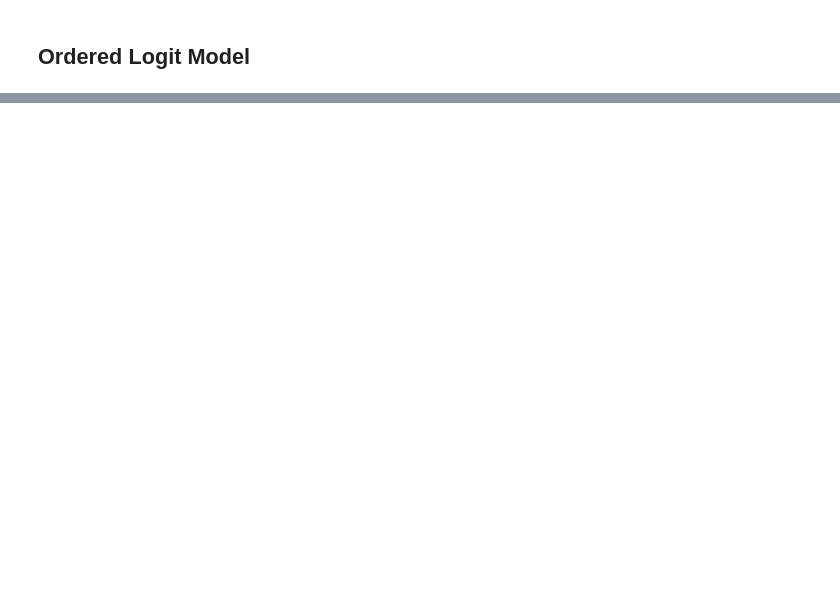
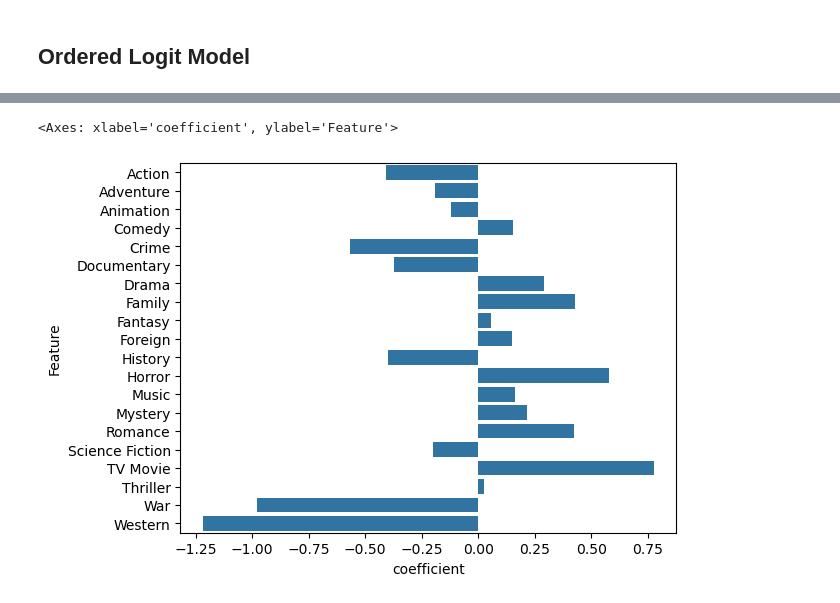
Before and after one commit to 80line/Bechdel_Test_Films, a Jupyter notebook: bechdel_test_films.ipynb, the cells around one changed output, grey strips where cells are left out. Cells and saved outputs as stored; diff of their text form; code cells hidden in the pictures; blank space fills up the shorter version.

```diff
--- a/bechdel_test_films.ipynb
+++ b/bechdel_test_films.ipynb
@@ -618,0 +613,15 @@ Time:                        17:05:19
+# %%
+# model with only genres
+features = ['Action', 'Adventure', 'Animation', 'Comedy', 'Crime', 'Documentary',
+       'Drama', 'Family', 'Fantasy', 'Foreign', 'History', 'Horror', 'Music',
+       'Mystery', 'Romance', 'Science Fiction', 'TV Movie', 'Thriller', 'War',
+       'Western']
+
+X = df[features]
+y = df['bechdel_pass']
+
+# Fit model
+bin_model_gen = sm.Logit(y, X)
+bin_res_gen = bin_model_gen.fit()
+
+bin_res_gen.summary()
@@ -618,0 +656,7 @@ Time:                        17:05:19
+# %%
+df_coefs = pd.DataFrame({'coefficient': bin_res_gen.params,
+                        'Feature': features})
+sns.barplot(data = df_coefs, y = 'Feature', x = 'coefficient')
+# %% [output]
+<Axes: xlabel='coefficient', ylabel='Feature'>
+[figure, added]
```
Also changed, not shown: parts of 7 cells of this notebook.
